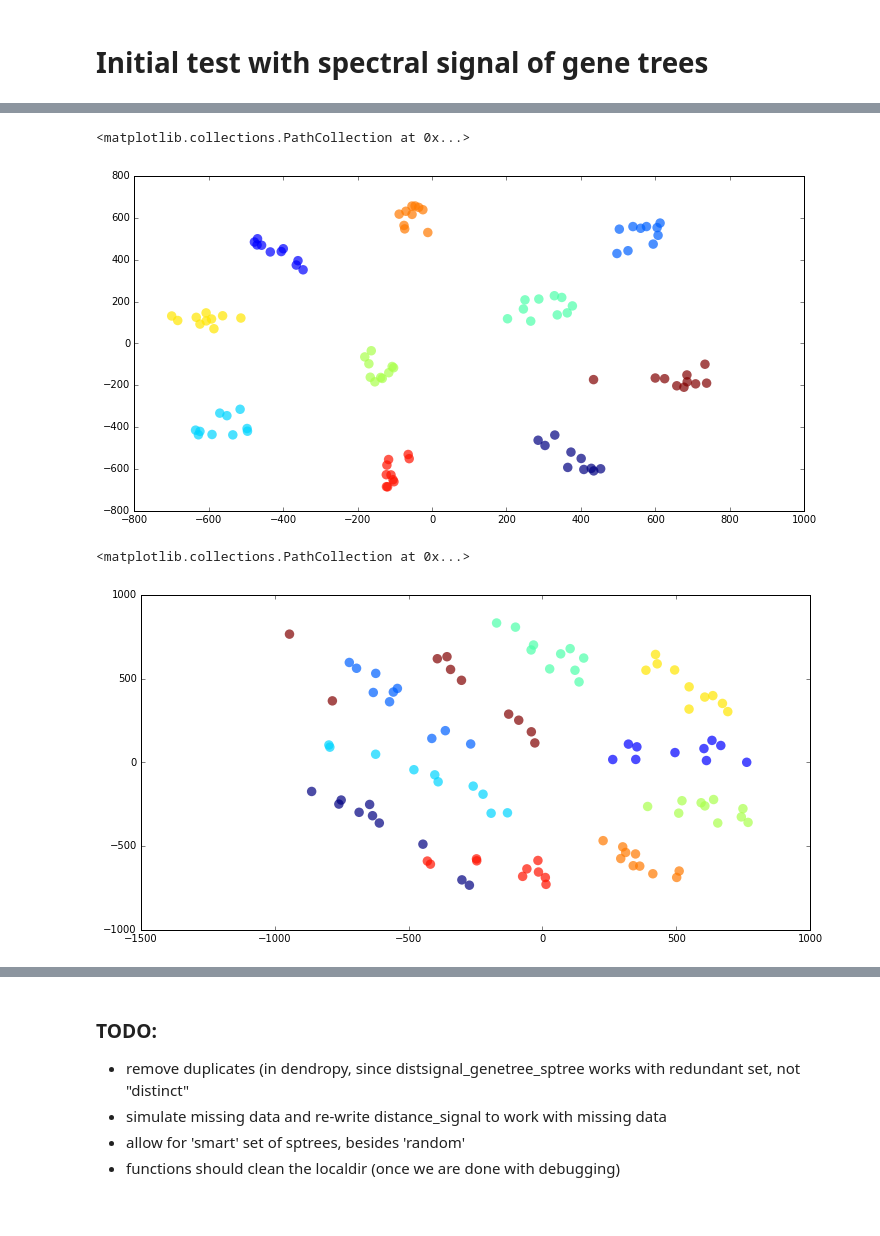
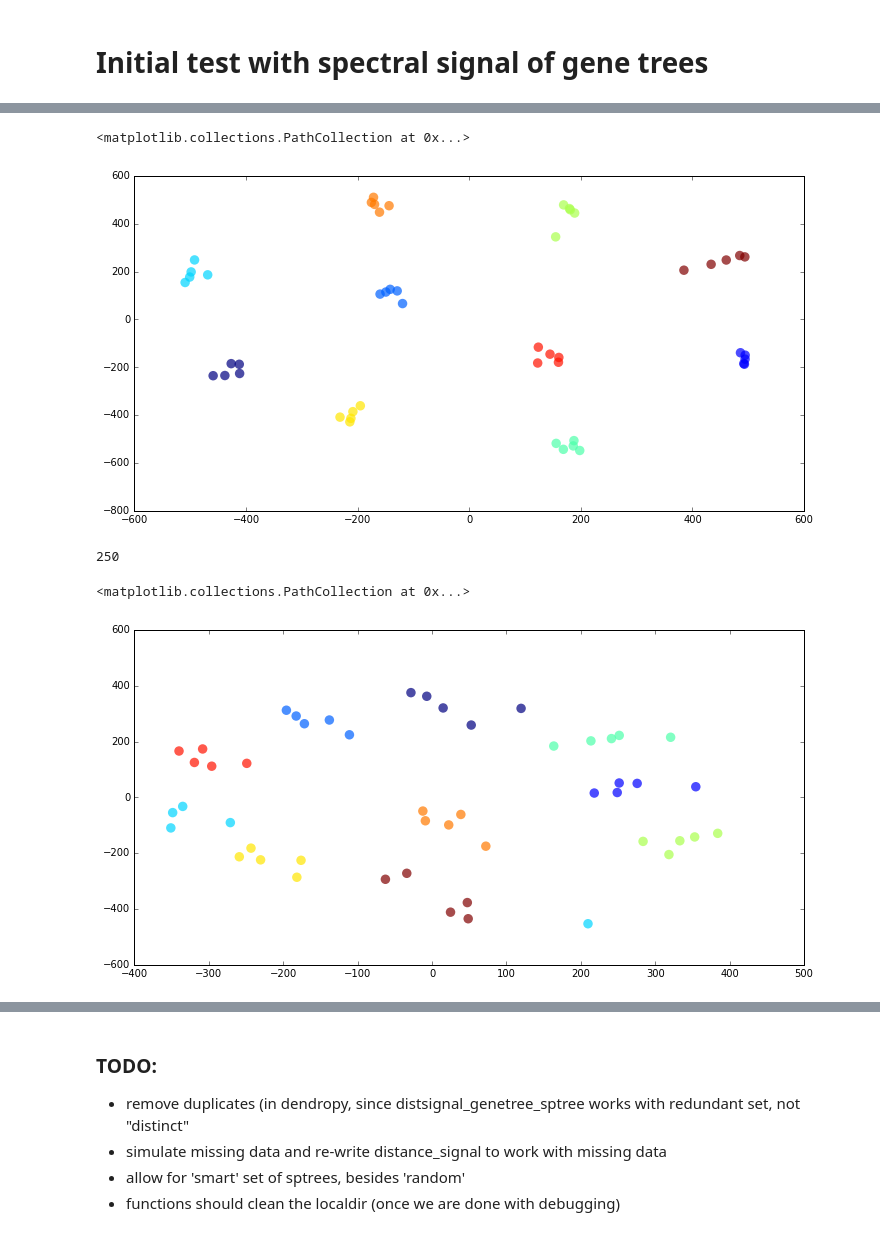
Before and after one commit to leomrtns/genefam-dist, a Jupyter notebook: docs/002.gene_distance_signal.ipynb, the cells around one changed output, grey strips where cells are left out. Drawn from its saved outputs; the diff is of its cells as text; code cells hidden in the pictures.

```diff
--- a/docs/002.gene_distance_signal.ipynb
+++ b/docs/002.gene_distance_signal.ipynb
@@ -47,9 +47,9 @@ def generate_trees (n_trees, n_spr, max_error, n_noise):
                               stdout=subprocess.PIPE, universal_newlines=True)
     return dendropy.TreeList.get(path="tmp.tre", schema="nexus"), dendropy.TreeList.get(path="noise.tre", schema="nexus")
 # %%
-g_sample_size = 10
+g_sample_size = 5
 n_loci = 9
-st_skip = 10 # if st_skip == g_sample_size then it will not have the "true" gene trees
+st_skip = 5 # if st_skip == g_sample_size then it will not have the "true" gene trees
 gt, st = generate_trees (g_sample_size,1,0.1, 5)
 st = st[st_skip:]
 glabels = np.repeat(0,g_sample_size)
@@ -85,13 +85,15 @@ fig, axes = plt.subplots(1) ; fig.set_size_inches(12, 6)
 axes.scatter(selftransf[:,1], selftransf[:,0], c=glabels, edgecolor="none", alpha=.7, s=90)
 # %% [output]
 <matplotlib.collections.PathCollection at 0x...>
-[figure, old version]
+[figure, new version]
 # %%
 ## species trees are completely random
-rt, _  = generate_trees (1000,20,0.1, 2)
+rt, _  = generate_trees (250,20,0.1, 2)
+print (len(rt))
 selftransf=manifold.MDS(n_components=2).fit_transform( distance_signal(gt, rt) )
 fig, axes = plt.subplots(1) ; fig.set_size_inches(12, 6)
 axes.scatter(selftransf[:,1], selftransf[:,0], c=glabels, edgecolor="none", alpha=.7, s=90)
 # %% [output]
-<matplotlib.collections.PathCollection at 0x...>
+250
+<matplotlib.collections.PathCollection at 0x...>
-[figure, old version]
+[figure, new version]
```
Also changed, not shown: parts of 4 cells of this notebook.
